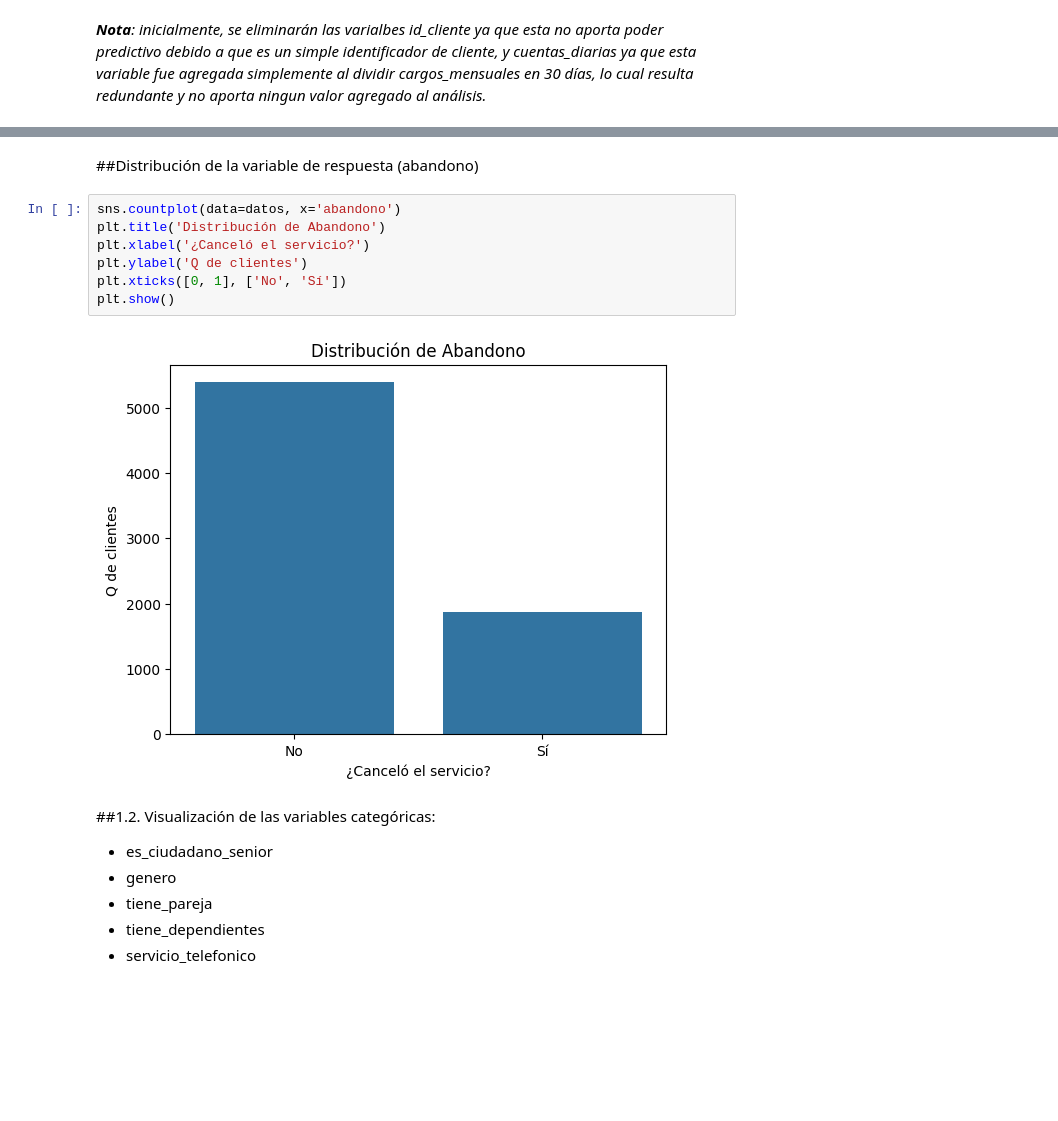
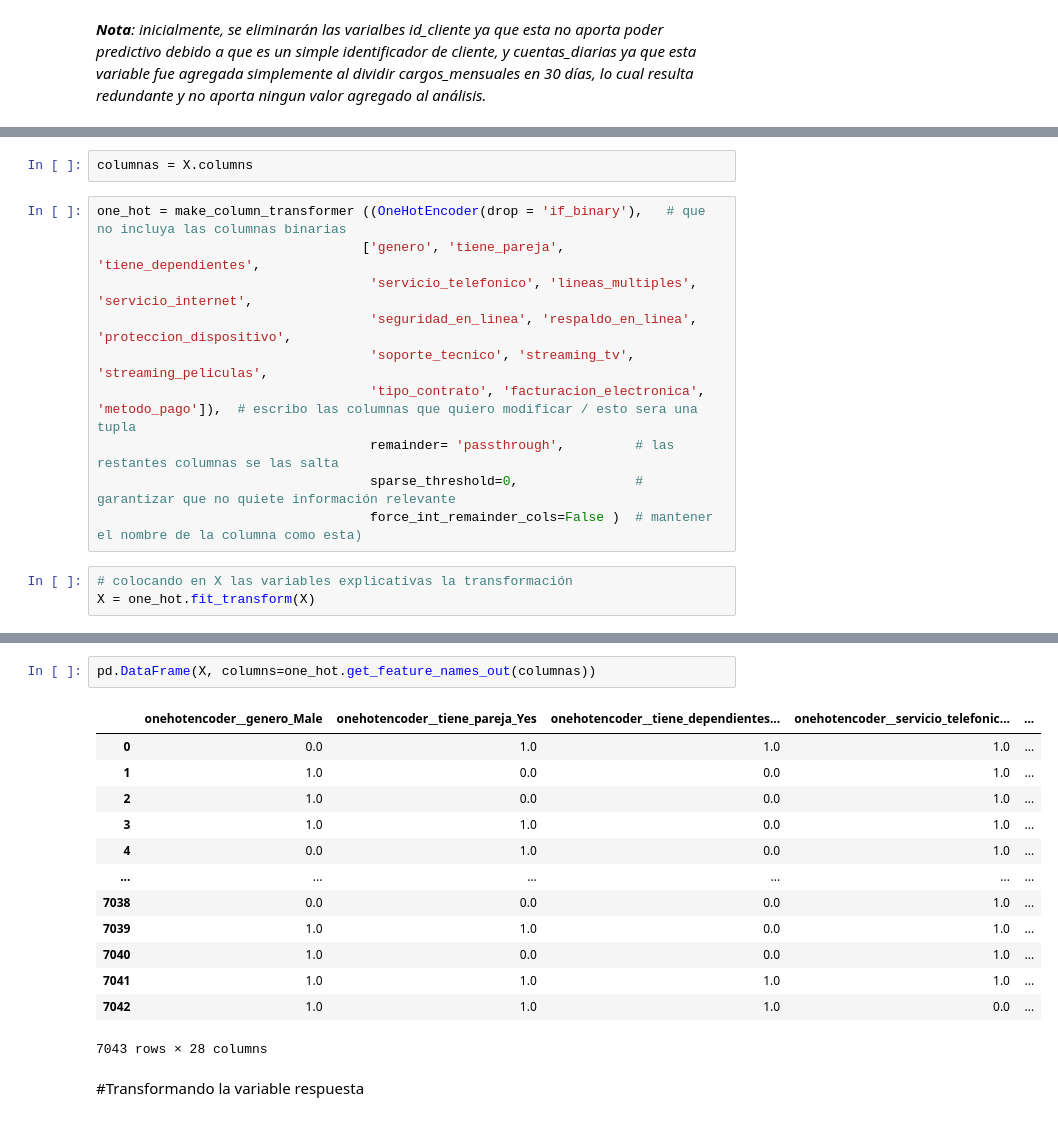
Before and after one commit to Nataliahfk/TELECOM-X---PARTE-2, a Jupyter notebook: TelecomX_SegundaParte.ipynb, the cells around one changed output, grey strips where cells are left out. Drawn from its saved outputs; the diff is of its cells as text; blank space fills up the shorter version.

```diff
--- a/TelecomX_SegundaParte.ipynb
+++ b/TelecomX_SegundaParte.ipynb
@@ -116,0 +246,15 @@ Estadísticas variables categóricas:
+# %%
+columnas = X.columns
+# %%
+one_hot = make_column_transformer ((OneHotEncoder(drop = 'if_binary'),   # que no incluya las columnas binarias
+                                  ['genero', 'tiene_pareja', 'tiene_dependientes',
+                                   'servicio_telefonico', 'lineas_multiples', 'servicio_internet',
+                                   'seguridad_en_linea', 'respaldo_en_linea', 'proteccion_dispositivo',
+                                   'soporte_tecnico', 'streaming_tv', 'streaming_peliculas',
+                                   'tipo_contrato', 'facturacion_electronica', 'metodo_pago']),  # escribo las columnas que quiero modificar / esto sera una tupla
+                                   remainder= 'passthrough',         # las restantes columnas se las salta
+                                   sparse_threshold=0,               # garantizar que no quiete información relevante
+                                   force_int_remainder_cols=False )  # mantener el nombre de la columna como esta)
+# %%
+# colocando en X las variables explicativas la transformación
+X = one_hot.fit_transform(X)
@@ -117,19 +281,18 @@ Estadísticas variables categóricas:
+# %%
+pd.DataFrame(X, columns=one_hot.get_feature_names_out(columnas))
+# %% [output]
+|  | onehotencoder__genero_Male | onehotencoder__tiene_pareja_Yes | onehotencoder__tiene_dependientes... | onehotencoder__servicio_telefonic... | ... |
+| 0 | 0.0 | 1.0 | 1.0 | 1.0 | ... |
+| 1 | 1.0 | 0.0 | 0.0 | 1.0 | ... |
+| 2 | 1.0 | 0.0 | 0.0 | 1.0 | ... |
+| 3 | 1.0 | 1.0 | 0.0 | 1.0 | ... |
+| 4 | 0.0 | 1.0 | 0.0 | 1.0 | ... |
+| ... | ... | ... | ... | ... | ... |
+| 7038 | 0.0 | 0.0 | 0.0 | 1.0 | ... |
+| 7039 | 1.0 | 1.0 | 0.0 | 1.0 | ... |
+| 7040 | 1.0 | 0.0 | 0.0 | 1.0 | ... |
+| 7041 | 1.0 | 1.0 | 1.0 | 1.0 | ... |
+| 7042 | 1.0 | 1.0 | 1.0 | 0.0 | ... |
+7043 rows × 28 columns
 # %% [markdown]
-##Distribución de la variable de respuesta (abandono)
+#Transformando la variable respuesta
-# %%
-sns.countplot(data=datos, x='abandono')
-plt.title('Distribución de Abandono')
-plt.xlabel('¿Canceló el servicio?')
-plt.ylabel('Q de clientes')
-plt.xticks([0, 1], ['No', 'Sí'])
-plt.show()
-# %% [output]
-[figure, removed]
-# %% [markdown]
-##1.2. Visualización de las variables categóricas:
-
-- es_ciudadano_senior
-- genero
-- tiene_pareja
-- tiene_dependientes
-- servicio_telefonico
```
Also changed, not shown: parts of 33 cells of this notebook.
